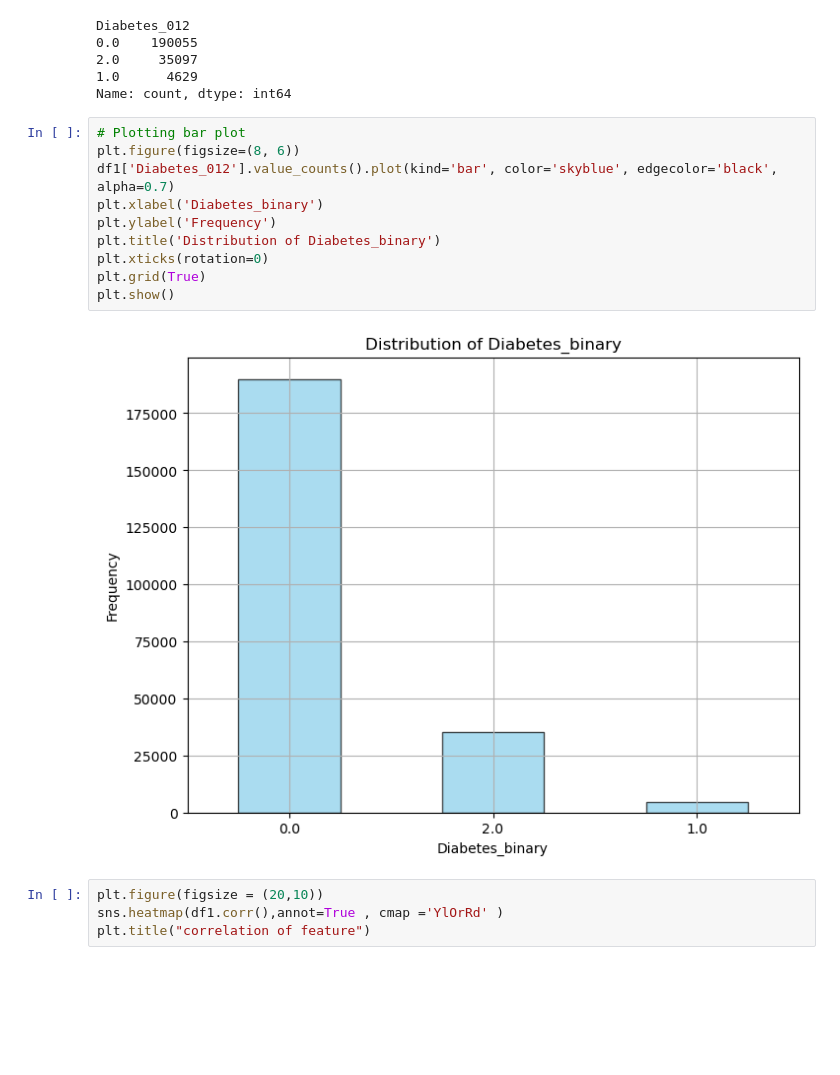
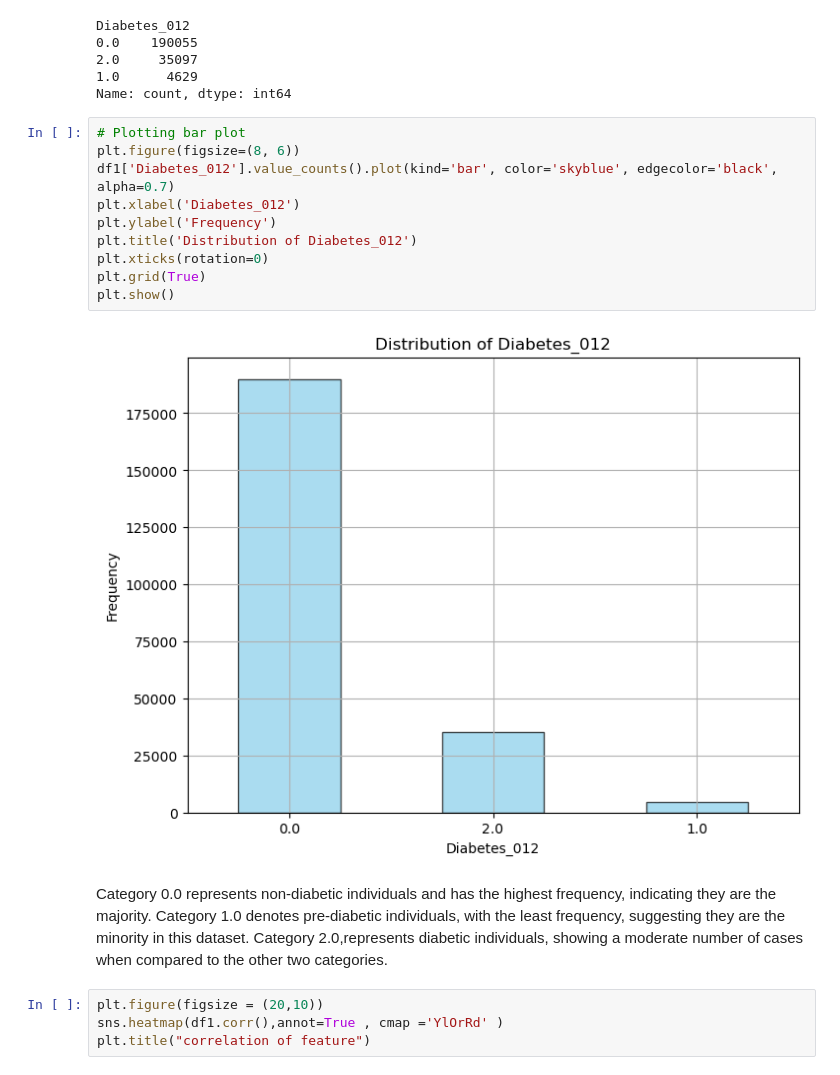
Before and after one commit to King-georges/Diabetes-Prediction-Project, a Jupyter notebook: Project_notebook.ipynb, the cells around one changed output. Cells and saved outputs as stored; diff of their text form; blank space fills up the shorter version.

Commit message:
Adding VIsualizations

```diff
--- a/Project_notebook.ipynb
+++ b/Project_notebook.ipynb
@@ -237,15 +237,17 @@ Name: count, dtype: int64
 # %%
 # Plotting bar plot
 plt.figure(figsize=(8, 6))
 df1['Diabetes_012'].value_counts().plot(kind='bar', color='skyblue', edgecolor='black', alpha=0.7)
-plt.xlabel('Diabetes_binary')
+plt.xlabel('Diabetes_012')
 plt.ylabel('Frequency')
-plt.title('Distribution of Diabetes_binary')
+plt.title('Distribution of Diabetes_012')
 plt.xticks(rotation=0)
 plt.grid(True)
 plt.show()
 # %% [output]
-[figure, old version]
+[figure, new version]
+# %% [markdown]
+ Category 0.0 represents non-diabetic individuals and has the highest frequency, indicating they are the majority. Category 1.0 denotes pre-diabetic individuals, with the least frequency, suggesting they are the minority in this dataset. Category 2.0,represents diabetic individuals, showing a moderate number of cases when compared to the other two categories.
 # %%
 plt.figure(figsize = (20,10))
 sns.heatmap(df1.corr(),annot=True , cmap ='YlOrRd' )
```
Also changed, not shown: parts of 35 cells of this notebook.
